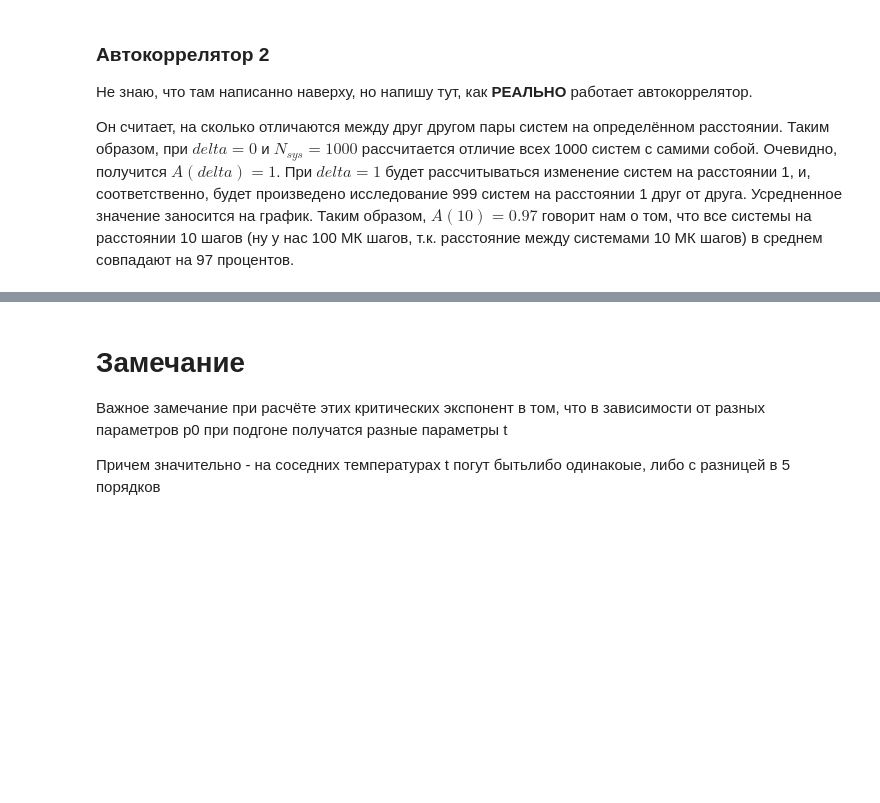
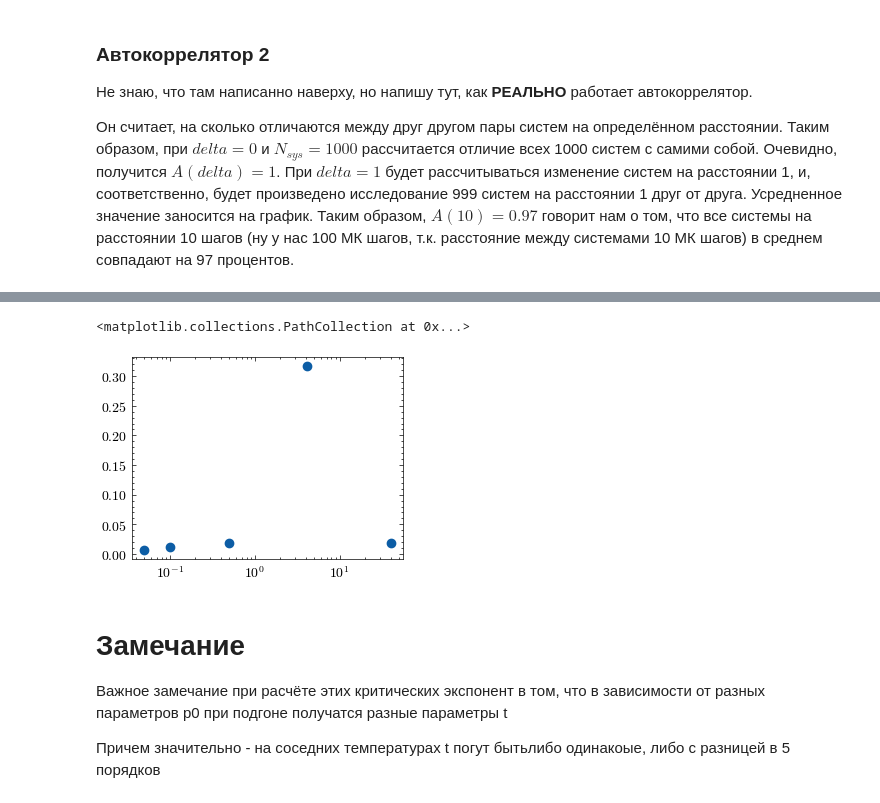
Before and after one commit to Faikert/autocorrelator_2030, a Jupyter notebook: data/autocorrelation.ipynb, the cells around one changed output, grey strips where cells are left out. Cells and saved outputs as stored; diff of their text form; code cells hidden in the pictures; blank space fills up the shorter version.

```diff
--- a/data/autocorrelation.ipynb
+++ b/data/autocorrelation.ipynb
@@ -107,3 +136,10 @@ Temperature 4K: t=3.818648, a=0.02, b=-0.00
+# %%
+a = np. loadtxt('cairo_N1280.out')
+plt.xscale('log')
+plt.scatter(a[:,0], a[:,1])
+# %% [output]
+<matplotlib.collections.PathCollection at 0x...>
+[figure, added]
 # %% [markdown]
 # Замечание
 
```
Also changed, not shown: parts of 4 cells of this notebook, 1 other file.
